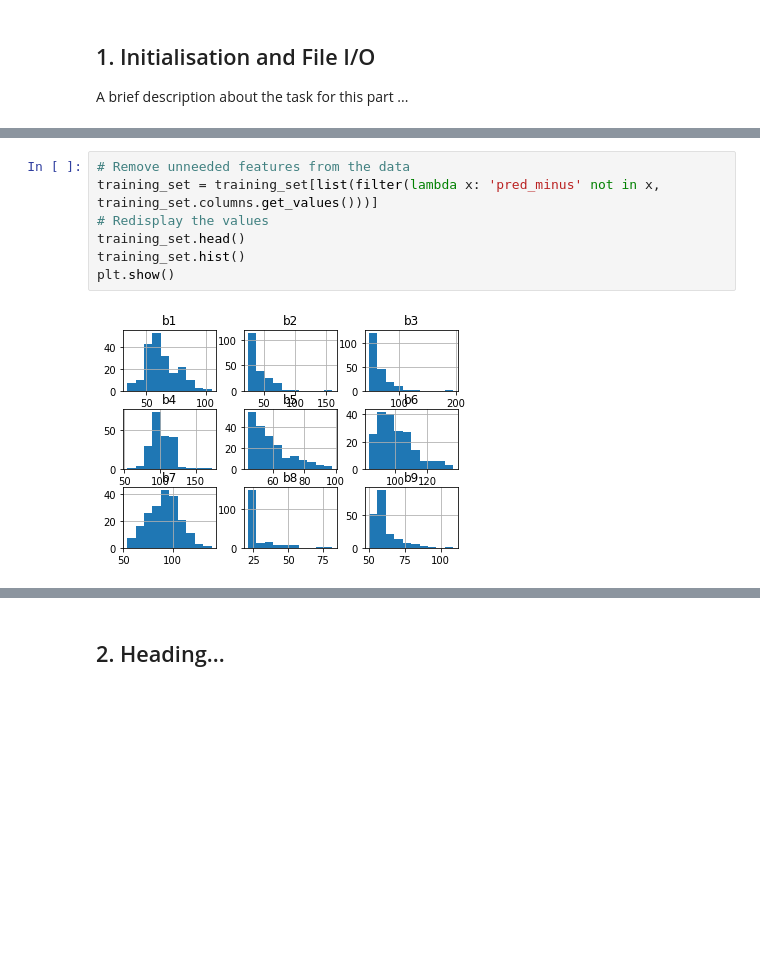
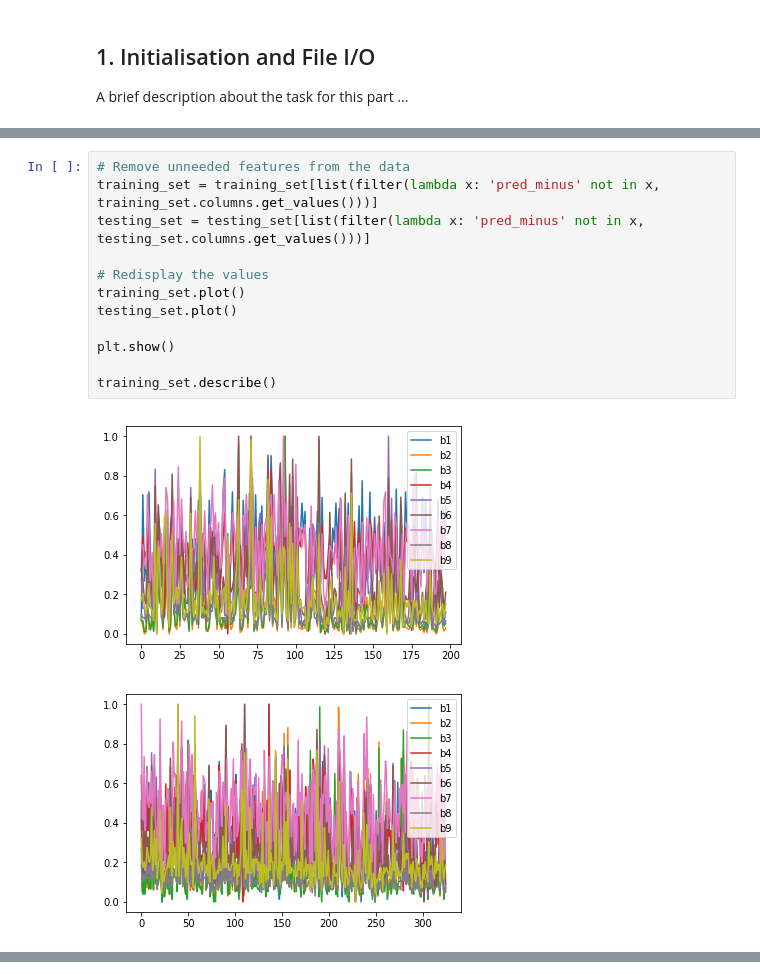
Before and after one commit to SamuelHeath/handson-ml, a Jupyter notebook: labs/lab2/lab02.ipynb, the cells around one changed output, grey strips where cells are left out. Saved outputs shown, nothing was run; the diff lists cells and outputs as text; blank space fills up the shorter version.

```diff
--- a/labs/lab2/lab02.ipynb
+++ b/labs/lab2/lab02.ipynb
@@ -36,9 +40,15 @@ To run (or execute) a cell, click on the cell and press the *Enter* key while ho
 # %%
 # Remove unneeded features from the data
 training_set = training_set[list(filter(lambda x: 'pred_minus' not in x, training_set.columns.get_values()))]
+testing_set = testing_set[list(filter(lambda x: 'pred_minus' not in x, testing_set.columns.get_values()))]
+
 # Redisplay the values
-training_set.head()
-training_set.hist()
+training_set.plot()
+testing_set.plot()
+
 plt.show()
+
+training_set.describe()
 # %% [output]
-[figure, old version]
+[figure, new version]
+[figure, added]
@@ -45,2 +63,0 @@ plt.show()
-# %% [markdown]
-## 2. Heading...
```
Also changed, not shown: parts of 12 cells of this notebook.
